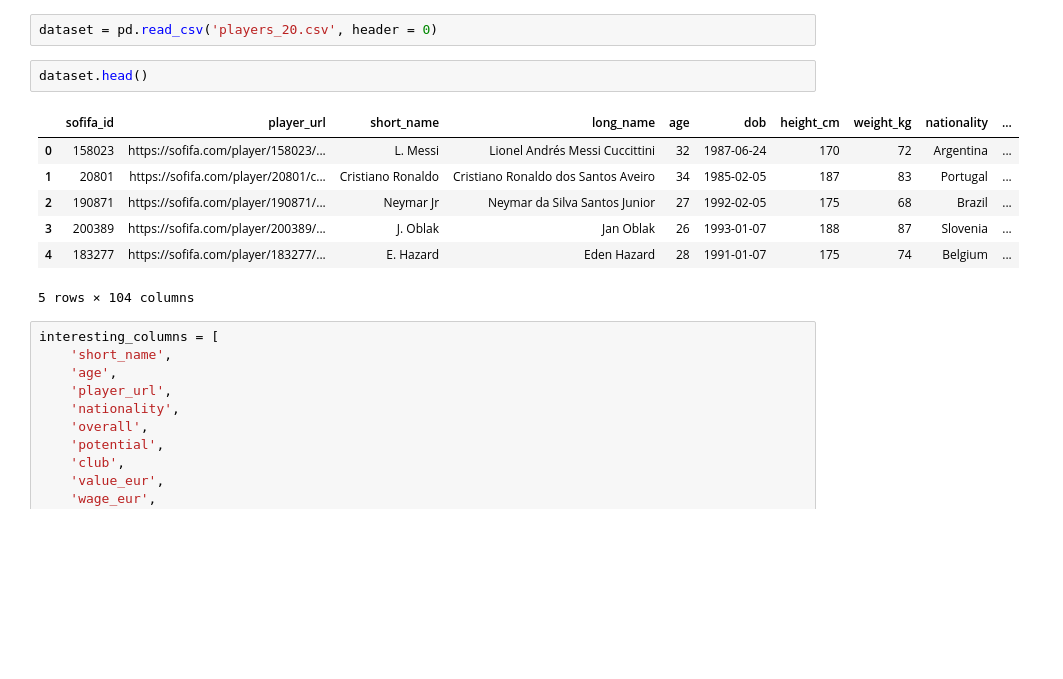
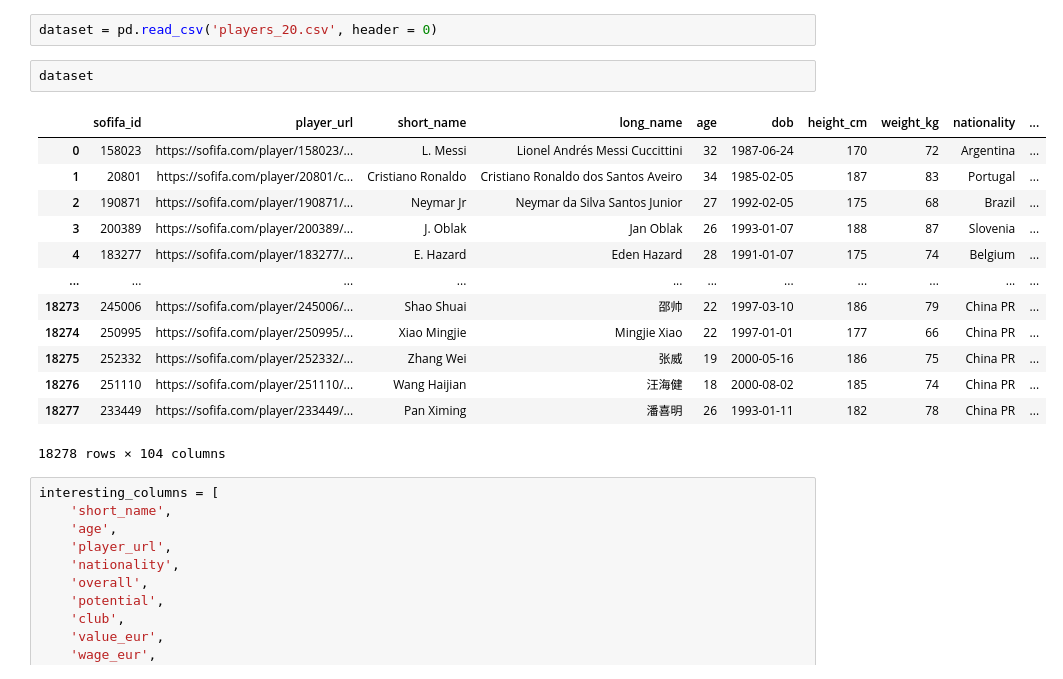
Before and after one commit to jagnoor/Fifa_Player_Visualization_Project2, a Jupyter notebook: jag/graphs.ipynb, the cells around one changed output. Cells and saved outputs as stored; diff of their text form; blank space fills up the shorter version.

```diff
--- a/jag/graphs.ipynb
+++ b/jag/graphs.ipynb
@@ -16,15 +16,21 @@ from fifa_storage import fifa_pw, fifa_username
 # %%
 dataset = pd.read_csv('players_20.csv', header = 0)
 # %%
-dataset.head()
+dataset
 # %% [output]
 |  | sofifa_id | player_url | short_name | long_name | age | dob | height_cm | weight_kg | nationality | ... |
 | 0 | 158023 | https://sofifa.com/player/158023/... | L. Messi | Lionel Andrés Messi Cuccittini | 32 | 1987-06-24 | 170 | 72 | Argentina | ... |
 | 1 | 20801 | https://sofifa.com/player/20801/c... | Cristiano Ronaldo | Cristiano Ronaldo dos Santos Aveiro | 34 | 1985-02-05 | 187 | 83 | Portugal | ... |
 | 2 | 190871 | https://sofifa.com/player/190871/... | Neymar Jr | Neymar da Silva Santos Junior | 27 | 1992-02-05 | 175 | 68 | Brazil | ... |
 | 3 | 200389 | https://sofifa.com/player/200389/... | J. Oblak | Jan Oblak | 26 | 1993-01-07 | 188 | 87 | Slovenia | ... |
 | 4 | 183277 | https://sofifa.com/player/183277/... | E. Hazard | Eden Hazard | 28 | 1991-01-07 | 175 | 74 | Belgium | ... |
+| ... | ... | ... | ... | ... | ... | ... | ... | ... | ... | ... |
+| 18273 | 245006 | https://sofifa.com/player/245006/... | Shao Shuai | 邵帅 | 22 | 1997-03-10 | 186 | 79 | China PR | ... |
+| 18274 | 250995 | https://sofifa.com/player/250995/... | Xiao Mingjie | Mingjie Xiao | 22 | 1997-01-01 | 177 | 66 | China PR | ... |
+| 18275 | 252332 | https://sofifa.com/player/252332/... | Zhang Wei | 张威 | 19 | 2000-05-16 | 186 | 75 | China PR | ... |
+| 18276 | 251110 | https://sofifa.com/player/251110/... | Wang Haijian | 汪海健 | 18 | 2000-08-02 | 185 | 74 | China PR | ... |
+| 18277 | 233449 | https://sofifa.com/player/233449/... | Pan Ximing | 潘喜明 | 26 | 1993-01-11 | 182 | 78 | China PR | ... |
-5 rows × 104 columns
+18278 rows × 104 columns
 # %%
 interesting_columns = [
     'short_name',
```
Also changed, not shown: parts of 25 cells of this notebook, 3 other files.
